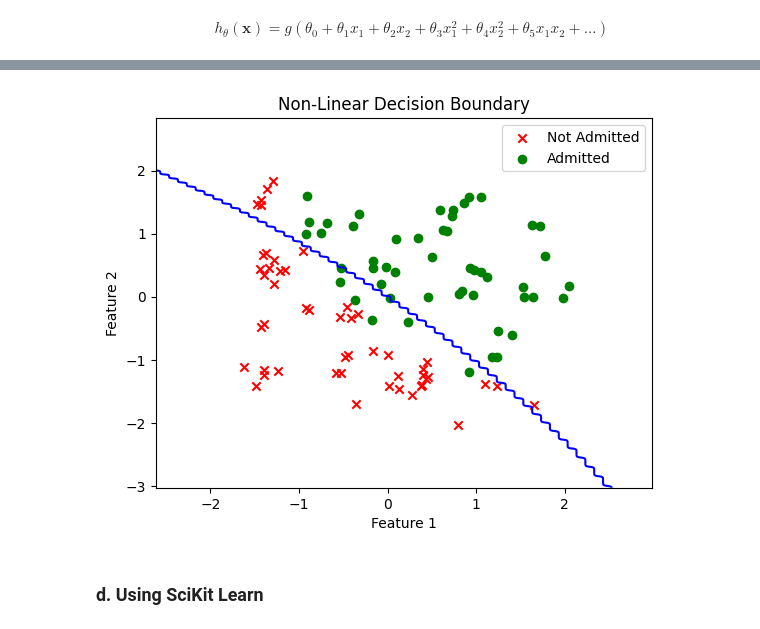
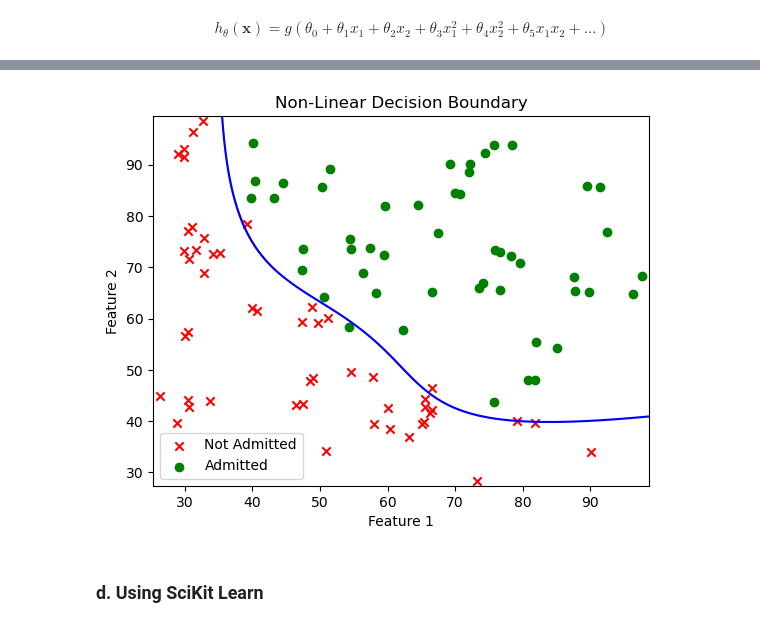
Before and after one commit to bastienvty/mse_machle, a Jupyter notebook: pw06/ex1-logistic-regression/ex1-logistic-regression-stud.ipynb, the cells around one changed output, grey strips where cells are left out. Drawn from its saved outputs; the diff is of its cells as text; code cells hidden in the pictures.

Commit message:
ADD : Exo 1 corrected

```diff
--- a/pw06/ex1-logistic-regression/ex1-logistic-regression-stud.ipynb
+++ b/pw06/ex1-logistic-regression/ex1-logistic-regression-stud.ipynb
@@ -254,18 +253,23 @@ Redo the experiments of 2.a with a stochastic gradient ascent.
 Redo the experiments of 2.a by increasing the complexity of the model in order to have a non-linear decision boundary:
 # %% [markdown]
 <center>$h_{\theta}(\mathbf{x}) = g(\theta_{0} + \theta_{1} x_{1} + \theta_{2} x_{2} + \theta_{3} x_{1}^{2} + \theta_{4} x_{2}^{2} + \theta_{5} x_{1}x_{2} + \ldots)$</center>
+# %%
+from sklearn.preprocessing import PolynomialFeatures
+
+poly = PolynomialFeatures(degree=5, include_bias=False)
+X_train_poly = poly.fit_transform(X_train)
+X_test_poly = poly.transform(X_test)
+
+theta, J = gradientAscent(X_train_poly, y_train, learning_rate=0.001, num_epoch=500000) # train the data and get the theta value
+probabilities = hypothesis(X_test_poly, theta) # fit the test set
 # %%
-from sklearn.preprocessing import PolynomialFeatures
-
-poly = PolynomialFeatures(degree=2, include_bias=False)
-X_train_poly = poly.fit_transform(X_train)
-X_test_poly = poly.transform(X_test)
-
-theta, J = gradientAscent(X_train_poly, y_train, learning_rate=0.001, num_epoch=70000)
-probabilities = hypothesis(X_test_poly, theta)
-predictions = (probabilities >= 0.5).astype(int)
-
-# Compute correct classification rate
-correct_classification_rate = np.mean(predictions == y_test) * 100
-print(f"Correct Classification Rate on Test Dataset: {correct_classification_rate}%")
+predictions_poly = ((probabilities >= 0.5)== (y_test >= 0.5)).sum()
+num_missed_poly = y_test.size - predictions_poly
+error_rate = num_missed_poly / y_test.size
+print("Number of columns of X_train : ", len(X_train_poly[0]))
+print("Number of columns of X_test : ", len(X_test_poly[0]))
+print('num of theta : ',len(theta))
+print('Correct values  : ', predictions_poly)
+print('Wrong values   : ', num_missed_poly)
+print('error rate :  %2.2f %%'% (error_rate*100.0))
 # %% [output]
@@ -293,25 +282,28 @@ array([[ 1.        , -0.95528181,  0.73413711],
+# %%
+admitted = X_test[y_test == 1]
+not_passed = X_test[y_test == 0]
 # %%
 # Same has 2a
-x1_min, x1_max = X_test_normalized[:, 1].min() - 1, X_test_normalized[:, 1].max() + 1
-x2_min, x2_max = X_test_normalized[:, 2].min() - 1, X_test_normalized[:, 2].max() + 1
-xx1, xx2 = np.meshgrid(np.arange(x1_min, x1_max, 0.1), np.arange(x2_min, x2_max, 0.0001))
+x1_min, x1_max = X_test[:, 0].min() - 1, X_test[:, 0].max() + 1
+x2_min, x2_max = X_test[:, 1].min() - 1, X_test[:, 1].max() + 1
+xx1, xx2 = np.meshgrid(np.arange(x1_min, x1_max, 0.01), np.arange(x2_min, x2_max, 0.01))
 
 grid_points = poly.transform(np.c_[xx1.ravel(), xx2.ravel()])
 
 grid_probabilities = hypothesis(grid_points, theta).reshape(xx1.shape)
 
-plt.scatter(not_passed[:, 1], not_passed[:, 2], marker='x', color='red', label='Not Admitted')
-plt.scatter(admitted[:, 1], admitted[:, 2], marker='o', color='green', label='Admitted')
+plt.scatter(not_passed[:, 0], not_passed[:, 1], marker='x', color='red', label='Not Admitted')
+plt.scatter(admitted[:, 0], admitted[:, 1], marker='o', color='green', label='Admitted')
 
 plt.contour(xx1, xx2, grid_probabilities, levels=[0.5], colors='blue')
 
 plt.xlabel('Feature 1')
 plt.ylabel('Feature 2')
 plt.title('Non-Linear Decision Boundary')
 plt.legend()
 plt.show()
 # %% [output]
-[figure, old version]
+[figure, new version]
 # %% [markdown]
 ### d. Using SciKit Learn
 # %% [markdown]
```
Also changed, not shown: parts of 13 cells of this notebook.
